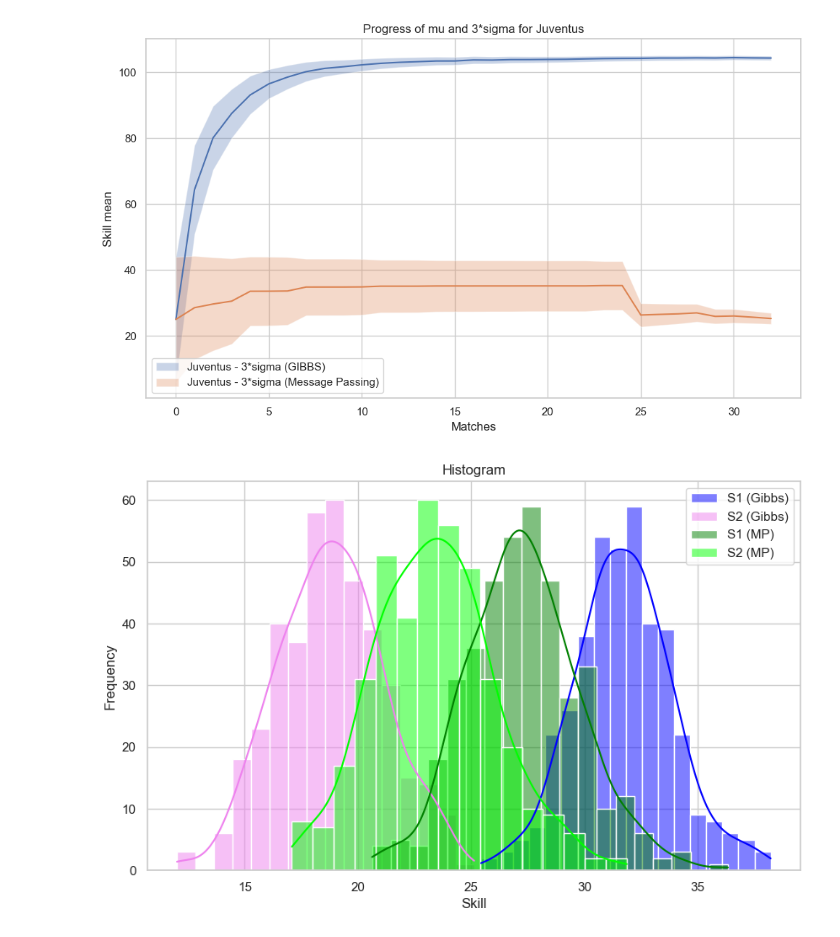
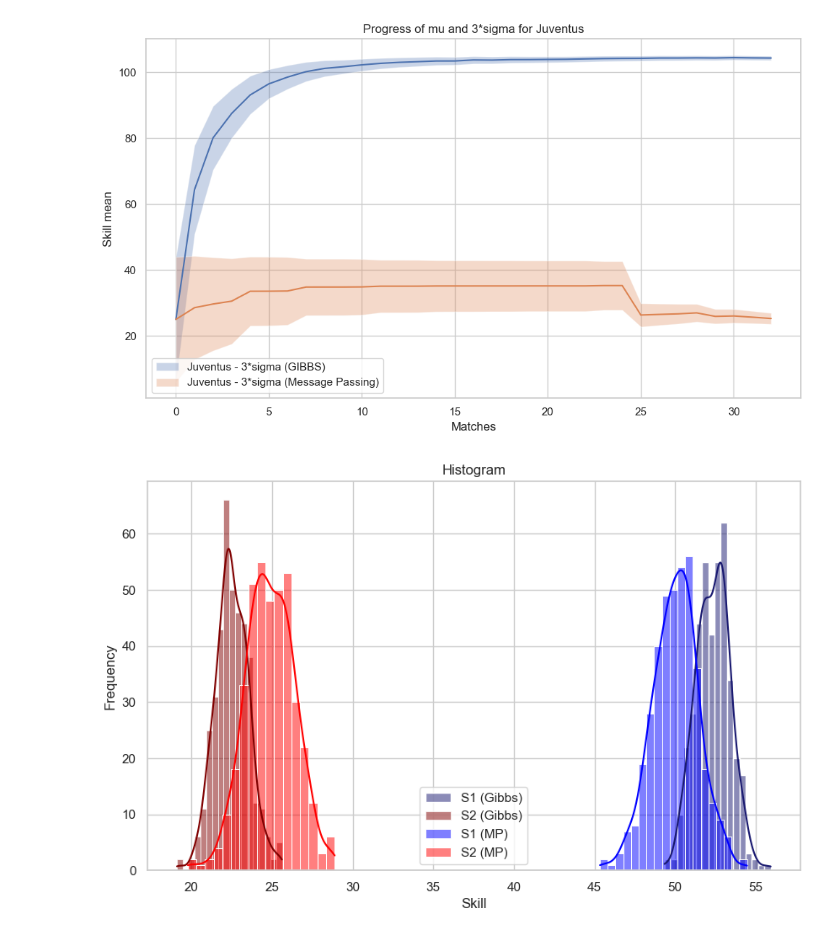
Before and after one commit to axeUUeng/APMASK-Project, a Jupyter notebook: Q8.ipynb, the cells around one changed output. Saved outputs shown, nothing was run; the diff lists cells and outputs as text; code cells hidden in the pictures.

```diff
--- a/Q8.ipynb
+++ b/Q8.ipynb
@@ -222,11 +222,11 @@ plt.show()
 # %%
 num_samples= 1000
 
-mu1 = 26.0
-sigma1 = 9.0
+mu1 = 50.0
+sigma1 = 2.0
 
 mu2 = 25.0
-sigma2 = 10.0
+sigma2 = 2
 
 beta_inv = 0.8
 y= 1
@@ -241,35 +241,35 @@ mu1_gibbs, mu2_gibbs, sigma1_gibbs, sigma2_gibbs, _ = get_posterior(initial_poin
                                                             m_s = np.array([[mu1], [mu2]]),
                                                             sigma_s = np.array([[sigma1, 0], [0, sigma2]]))
 
 mt, st = truncGaussMM(0, np.inf, mu1-mu2 , beta_inv + sigma1 + sigma2) if y==1 else  truncGaussMM(-np.inf, 0, mu1-mu2 , beta_inv + sigma1 + sigma2)
 
 m6, s6 = divideGauss(mt , st , mu1-mu2 , beta_inv + sigma1 + sigma2)
 
 m71, m72 = m6 + mu2, -m6 + mu1
 s71, s72 = beta_inv + sigma2 + s6, beta_inv + sigma1 + s6
 
 mu1_MP, sigma1_MP = mutiplyGauss(mu1, sigma1, m71, s71)
 mu2_MP, sigma2_MP = mutiplyGauss(mu2, sigma2, m72, s72)
 
 num_samples_hist = 400
 S1_gibbs_samples = np.random.normal(mu1_gibbs, np.sqrt(sigma1_gibbs), num_samples_hist)
 S2_gibbs_samples = np.random.normal(mu2_gibbs, np.sqrt(sigma2_gibbs), num_samples_hist)
 
 S1_MP_samples = np.random.normal(mu1_MP, np.sqrt(sigma1_MP), num_samples_hist)
 S2_MP_samples = np.random.normal(mu2_MP, np.sqrt(sigma2_MP), num_samples_hist)
 
 
 plt.figure(figsize=(10, 6))
-sns.histplot(S1_gibbs_samples, kde=True, label='S1 (Gibbs)', color = 'blue')
-sns.histplot(S2_gibbs_samples, kde=True, label='S2 (Gibbs)', color = 'violet')
-sns.histplot(S1_MP_samples, kde=True, label='S1 (MP)', color = 'green')
-sns.histplot(S2_MP_samples, kde=True, label='S2 (MP)', color = 'lime')
+sns.histplot(S1_gibbs_samples, kde=True, label='S1 (Gibbs)', color = 'midnightblue')
+sns.histplot(S2_gibbs_samples, kde=True, label='S2 (Gibbs)', color = 'maroon')
+sns.histplot(S1_MP_samples, kde=True, label='S1 (MP)', color = 'blue')
+sns.histplot(S2_MP_samples, kde=True, label='S2 (MP)', color = 'red')
 
 
 plt.xlabel('Skill')
 plt.ylabel('Frequency')
 plt.title(f'Histogram')
 plt.legend()
 plt.show()
 # %% [output]
-[figure, old version]
+[figure, new version]
```
